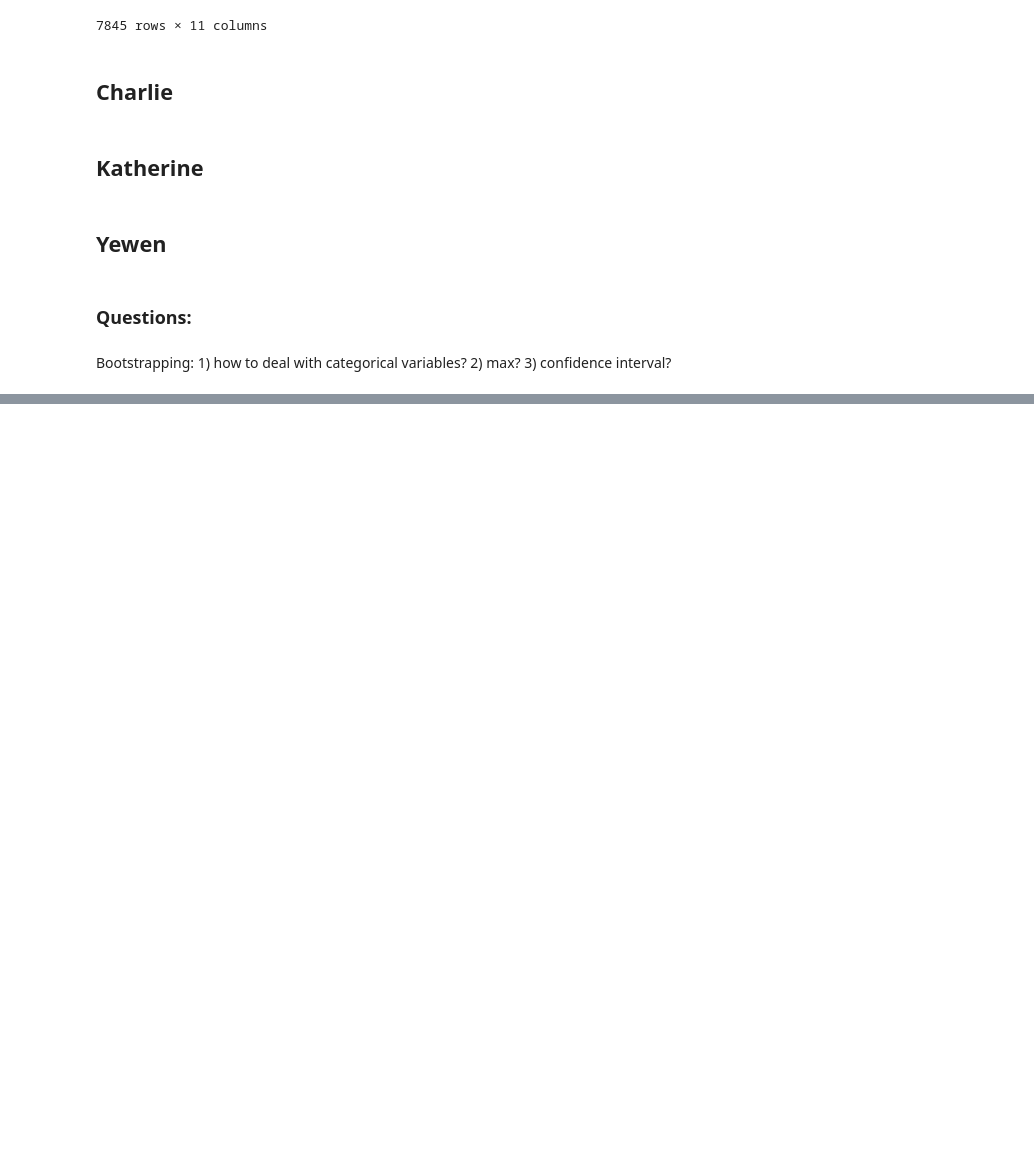
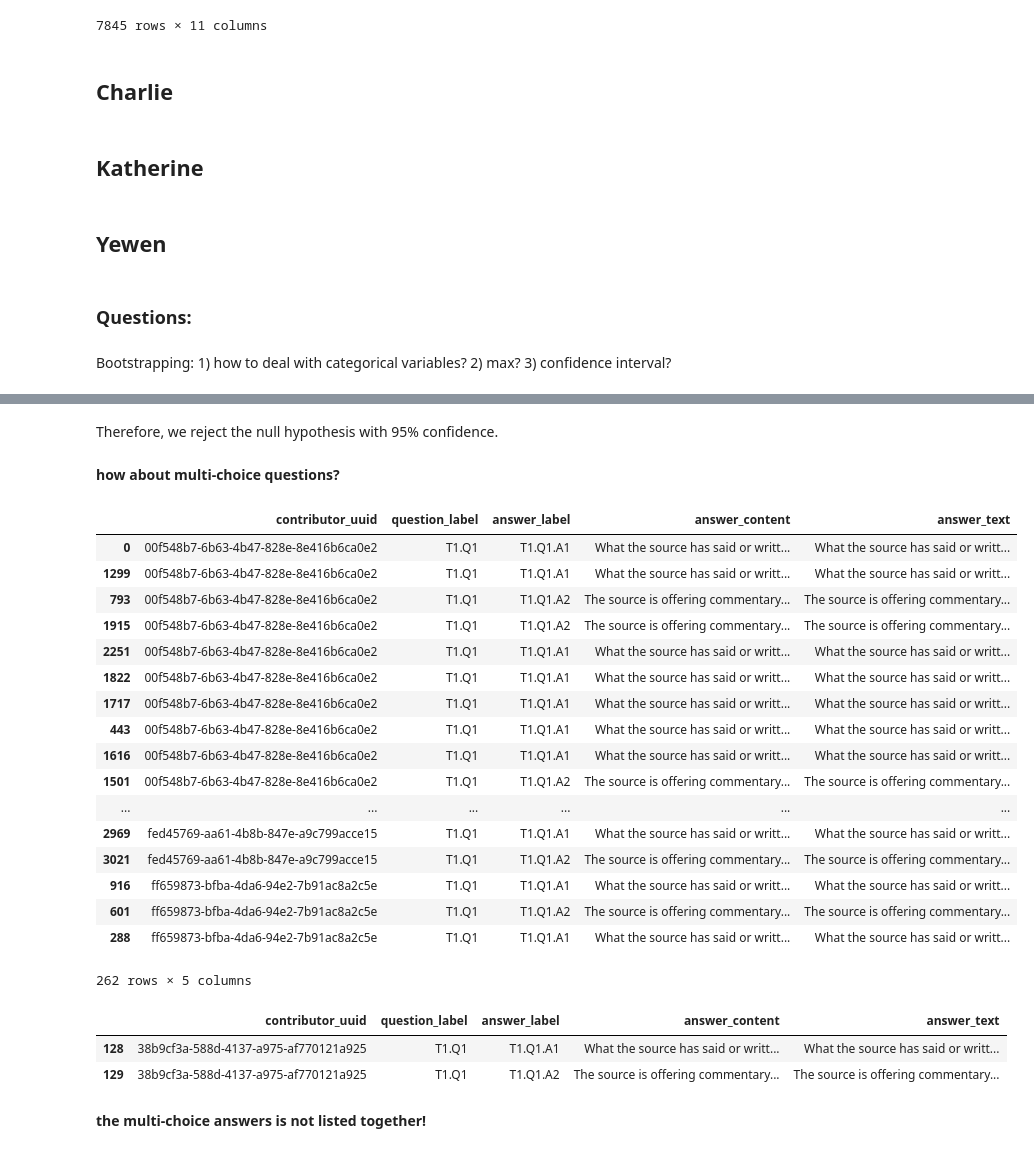
Before and after one commit to Hegelim/PE-Validation-Fall-20, a Jupyter notebook: PE Validation Fall 20.ipynb, the cells around one changed output, grey strips where cells are left out. Drawn from its saved outputs; the diff is of its cells as text; code cells hidden in the pictures; blank space fills up the shorter version.

```diff
--- a/PE Validation Fall 20.ipynb
+++ b/PE Validation Fall 20.ipynb
@@ -40,0 +75,4 @@ Bootstrapping: 1) how to deal with categorical variables? 2) max? 3) confidence
+# %%
+# only use Q2 as an example, only look at questions/answeres now
+filtered = source[["contributor_uuid", "question_label", "answer_label", "answer_content", "answer_text"]]
+filtered.head()
@@ -40,0 +168,36 @@ Bootstrapping: 1) how to deal with categorical variables? 2) max? 3) confidence
+# %% [markdown]
+Therefore, we reject the null hypothesis with 95% confidence.
+# %% [markdown]
+**how about multi-choice questions?**
+# %%
+# select Q1 which is multi-choice
+ques_one = filtered[filtered["question_label"] == "T1.Q1"].sort_values("contributor_uuid")
+ques_one
+# %% [output]
+|  | contributor_uuid | question_label | answer_label | answer_content | answer_text |
+| 0 | 00f548b7-6b63-4b47-828e-8e416b6ca0e2 | T1.Q1 | T1.Q1.A1 | What the source has said or writt... | What the source has said or writt... |
+| 1299 | 00f548b7-6b63-4b47-828e-8e416b6ca0e2 | T1.Q1 | T1.Q1.A1 | What the source has said or writt... | What the source has said or writt... |
+| 793 | 00f548b7-6b63-4b47-828e-8e416b6ca0e2 | T1.Q1 | T1.Q1.A2 | The source is offering commentary... | The source is offering commentary... |
+| 1915 | 00f548b7-6b63-4b47-828e-8e416b6ca0e2 | T1.Q1 | T1.Q1.A2 | The source is offering commentary... | The source is offering commentary... |
+| 2251 | 00f548b7-6b63-4b47-828e-8e416b6ca0e2 | T1.Q1 | T1.Q1.A1 | What the source has said or writt... | What the source has said or writt... |
+| 1822 | 00f548b7-6b63-4b47-828e-8e416b6ca0e2 | T1.Q1 | T1.Q1.A1 | What the source has said or writt... | What the source has said or writt... |
+| 1717 | 00f548b7-6b63-4b47-828e-8e416b6ca0e2 | T1.Q1 | T1.Q1.A1 | What the source has said or writt... | What the source has said or writt... |
+| 443 | 00f548b7-6b63-4b47-828e-8e416b6ca0e2 | T1.Q1 | T1.Q1.A1 | What the source has said or writt... | What the source has said or writt... |
+| 1616 | 00f548b7-6b63-4b47-828e-8e416b6ca0e2 | T1.Q1 | T1.Q1.A1 | What the source has said or writt... | What the source has said or writt... |
+| 1501 | 00f548b7-6b63-4b47-828e-8e416b6ca0e2 | T1.Q1 | T1.Q1.A2 | The source is offering commentary... | The source is offering commentary... |
+| ... | ... | ... | ... | ... | ... |
+| 2969 | fed45769-aa61-4b8b-847e-a9c799acce15 | T1.Q1 | T1.Q1.A1 | What the source has said or writt... | What the source has said or writt... |
+| 3021 | fed45769-aa61-4b8b-847e-a9c799acce15 | T1.Q1 | T1.Q1.A2 | The source is offering commentary... | The source is offering commentary... |
+| 916 | ff659873-bfba-4da6-94e2-7b91ac8a2c5e | T1.Q1 | T1.Q1.A1 | What the source has said or writt... | What the source has said or writt... |
+| 601 | ff659873-bfba-4da6-94e2-7b91ac8a2c5e | T1.Q1 | T1.Q1.A2 | The source is offering commentary... | The source is offering commentary... |
+| 288 | ff659873-bfba-4da6-94e2-7b91ac8a2c5e | T1.Q1 | T1.Q1.A1 | What the source has said or writt... | What the source has said or writt... |
+262 rows × 5 columns
+# %%
+# output row 128 and 129
+filtered.iloc[[128, 129]]
+# %% [output]
+|  | contributor_uuid | question_label | answer_label | answer_content | answer_text |
+| 128 | 38b9cf3a-588d-4137-a975-af770121a925 | T1.Q1 | T1.Q1.A1 | What the source has said or writt... | What the source has said or writt... |
+| 129 | 38b9cf3a-588d-4137-a975-af770121a925 | T1.Q1 | T1.Q1.A2 | The source is offering commentary... | The source is offering commentary... |
+# %% [markdown]
+**the multi-choice answers is not listed together!**
```
Also changed, not shown: parts of 19 cells of this notebook, 1 other file.
